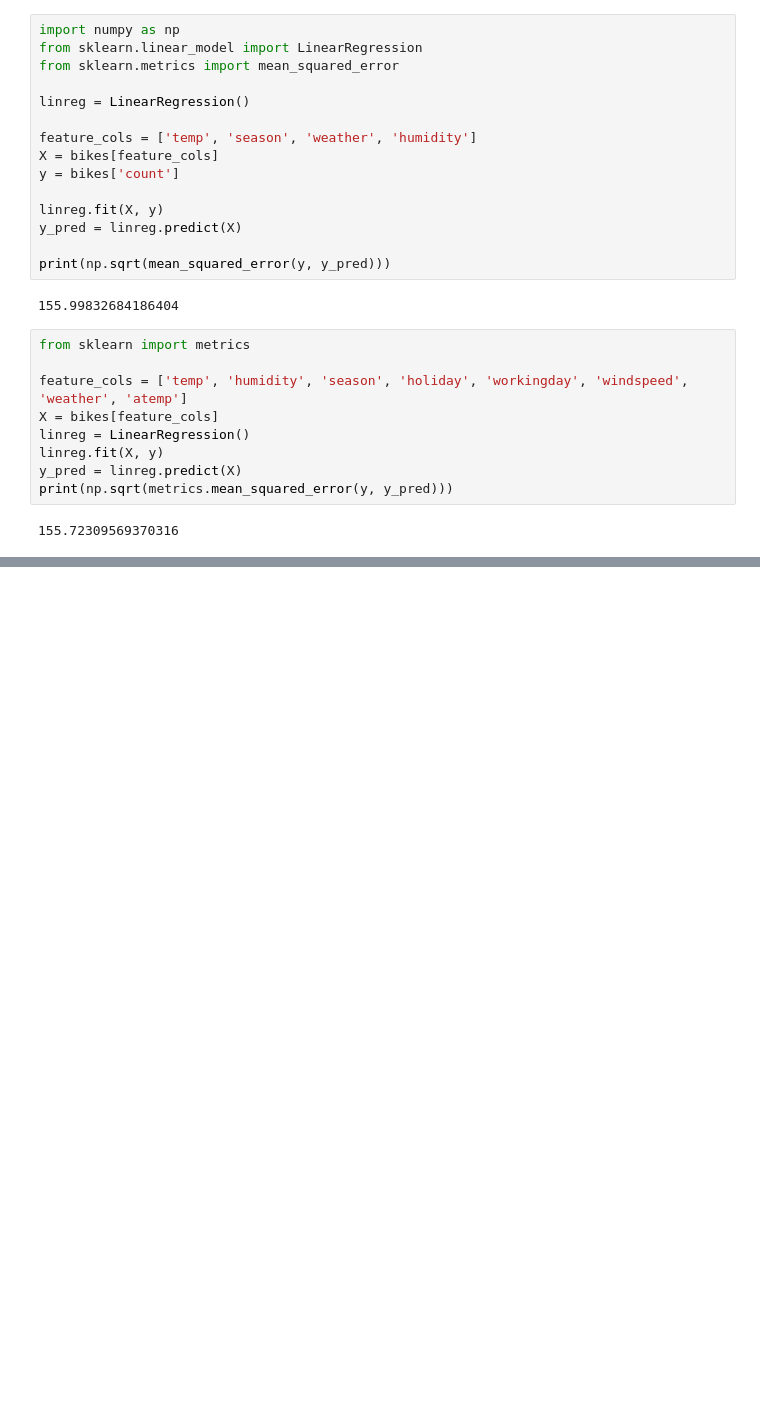
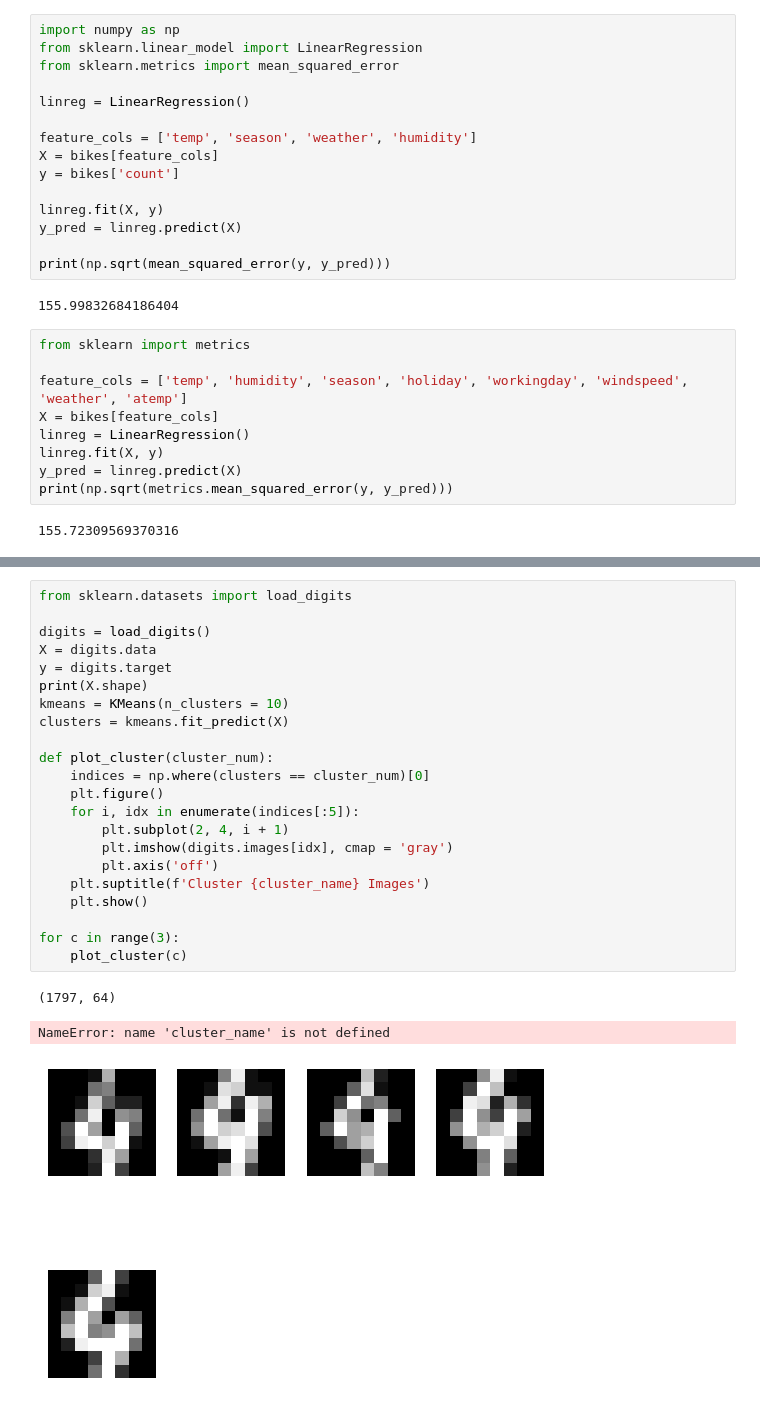
Before and after one commit to K1ngHandy/CSC365, a Jupyter notebook: Week6/09-29.ipynb, the cells around one changed output, grey strips where cells are left out. Drawn from its saved outputs; the diff is of its cells as text; blank space fills up the shorter version.

```diff
--- a/Week6/09-29.ipynb
+++ b/Week6/09-29.ipynb
@@ -103,0 +174,26 @@ print(np.sqrt(metrics.mean_squared_error(y, y_pred)))
+# %%
+from sklearn.datasets import load_digits
+
+digits = load_digits()
+X = digits.data
+y = digits.target
+print(X.shape)
+kmeans = KMeans(n_clusters = 10)
+clusters = kmeans.fit_predict(X)
+
+def plot_cluster(cluster_num):
+    indices = np.where(clusters == cluster_num)[0]
+    plt.figure()
+    for i, idx in enumerate(indices[:5]):
+        plt.subplot(2, 4, i + 1)
+        plt.imshow(digits.images[idx], cmap = 'gray')
+        plt.axis('off')
+    plt.suptitle(f'Cluster {cluster_name} Images')
+    plt.show()
+
+for c in range(3):
+    plot_cluster(c)
+# %% [output]
+(1797, 64)
+NameError: name 'cluster_name' is not defined
+[figure, added]
```
Also changed, not shown: parts of 6 cells of this notebook.
